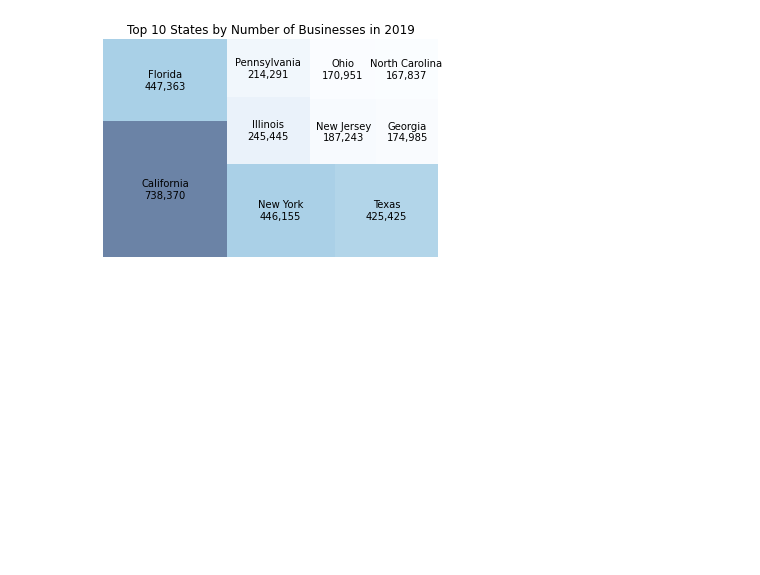
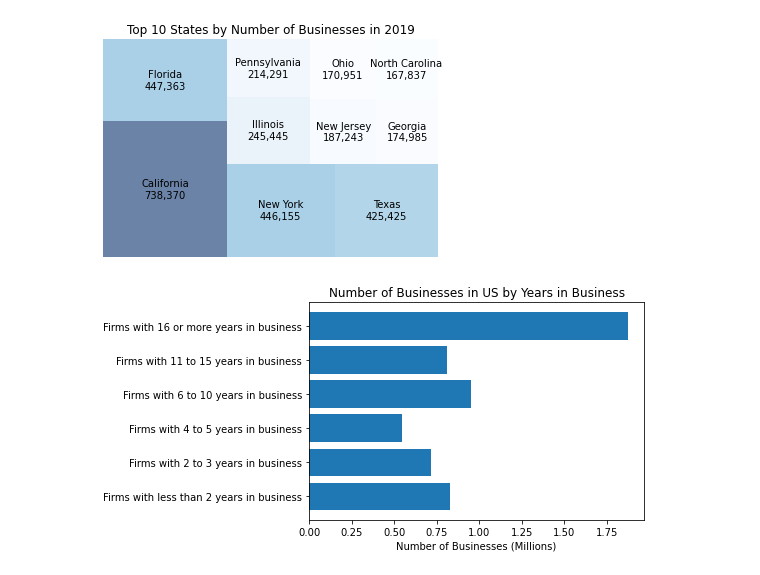
Before and after one commit to ahadh762/Census-Data-API-Group-Assessment, a Jupyter notebook: company_summary.ipynb, the cells around one changed output. Drawn from its saved outputs; the diff is of its cells as text; code cells hidden in the pictures; blank space fills up the shorter version.

Commit message:
Added third hbar chart

```diff
--- a/company_summary.ipynb
+++ b/company_summary.ipynb
@@ -161,3 +163,30 @@ plt.axis('off')
 plt.show()
 # %% [output]
 [figure]
+# %%
+labels = 'YIBSZFI,YIBSZFI_LABEL,FIRMPDEMP'
+
+data_group = '&for=us'  # FOR ENTIRE USA
+
+area = ''
+
+NAICS2017_value = ''
+
+API_key = '&key=1ba63b3df04e1bd07755febe18f836df1b86fc9f'
+
+df = pd.read_json(f'https://api.census.gov/data/2018/abscs?get={labels}{data_group}{area}{NAICS2017_value}{API_key}')
+
+new_header = df.iloc[0] #grab the first row for the header
+df = df[1:] #take the data after the header row
+df.columns = new_header #set the header row as the df header
+df.drop('us',axis=1,inplace=True)
+df.drop('YIBSZFI',axis=1,inplace=True)
+df = df.loc[df['YIBSZFI_LABEL']!='All firms']
+# %%
+df['FIRMPDEMP'] = df['FIRMPDEMP'].astype(int)
+df['FIRMPDEMP'] = df['FIRMPDEMP'].apply(lambda x:float(x/1_000_000))
+plt.barh(df['YIBSZFI_LABEL'],df['FIRMPDEMP'])
+plt.xlabel('Number of Businesses (Millions)')
+plt.title('Number of Businesses in US by Years in Business');
+# %% [output]
+[figure, added]
```
Also changed, not shown: parts of 3 cells of this notebook.
